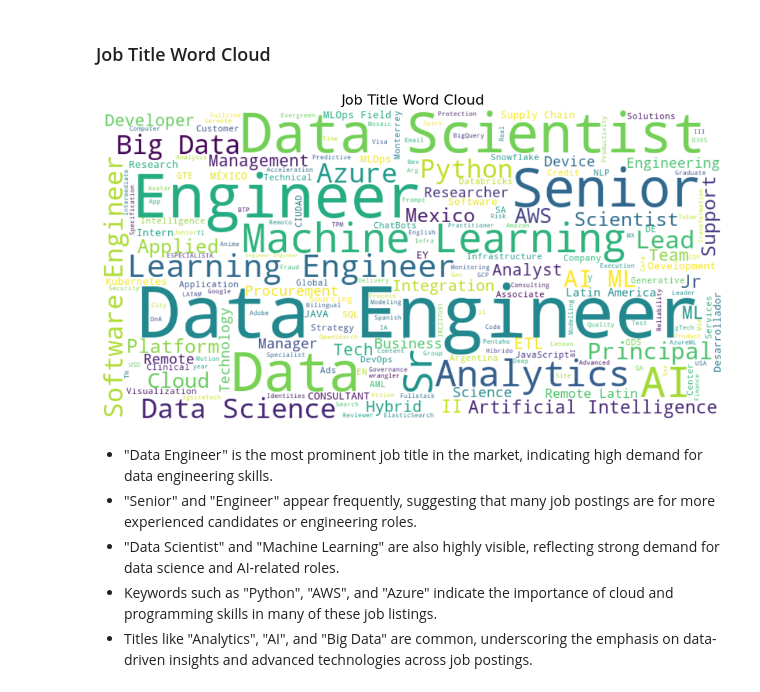
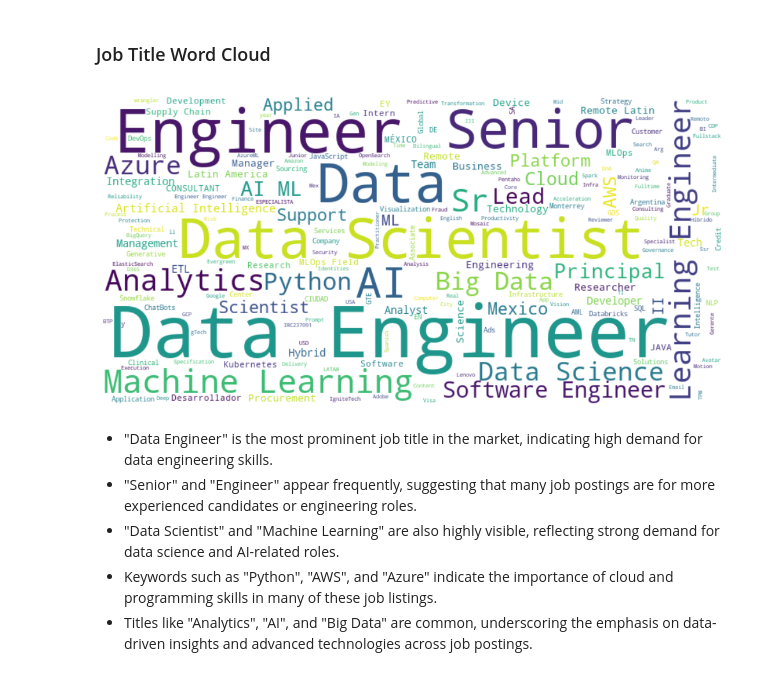
Before and after one commit to ricardogr07/Data-extraction-using-web-scraping, a Jupyter notebook: LinkedIn_Jobs_Analysis.ipynb, the cells around one changed output. Drawn from its saved outputs; the diff is of its cells as text; code cells hidden in the pictures.

```diff
--- a/LinkedIn_Jobs_Analysis.ipynb
+++ b/LinkedIn_Jobs_Analysis.ipynb
@@ -781,21 +788,20 @@ plt.show()
 # %%
 # Combine all job titles into a single string
 job_titles = ' '.join(df['Title'].dropna())
 
 # Generate a word cloud from job titles
 wordcloud = WordCloud(width=800, height=400, background_color='white').generate(job_titles)
 
 # Plot the word cloud
 plt.figure(figsize=(10, 6))
 plt.imshow(wordcloud, interpolation='bilinear')
 plt.axis('off')
-plt.title('Job Title Word Cloud', fontsize=16)
 
 # Show plot
 plt.tight_layout()
 plt.show()
 # %% [output]
-[figure, old version]
+[figure, new version]
 # %% [markdown]
 * "Data Engineer" is the most prominent job title in the market, indicating high demand for data engineering skills.
 * "Senior" and "Engineer" appear frequently, suggesting that many job postings are for more experienced candidates or engineering roles.
```
Also changed, not shown: parts of 17 cells of this notebook, 3 other files.
